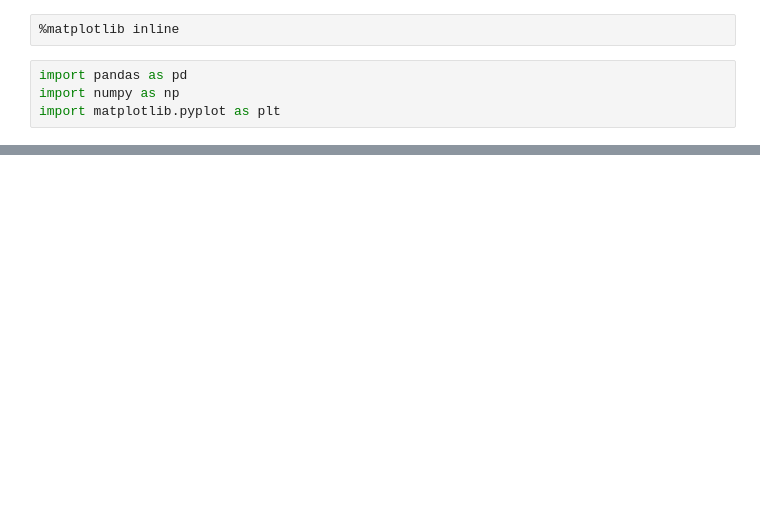
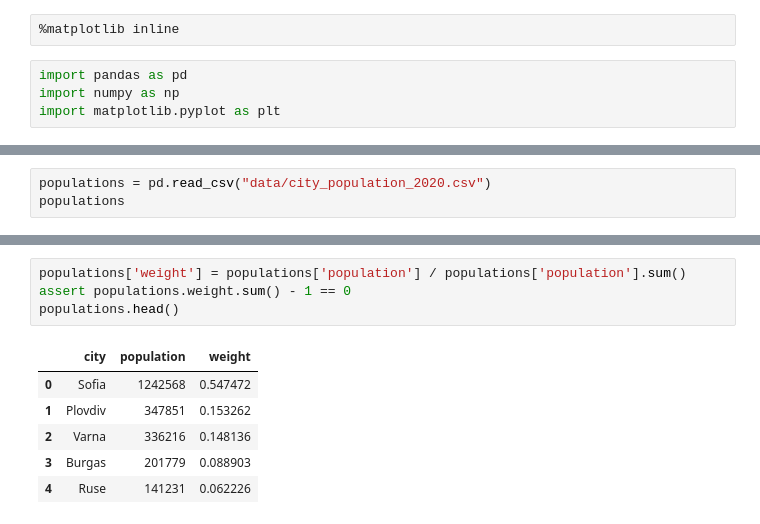
Before and after one commit to AdelinChaushev/Bulgarian-electricity-prices, a Jupyter notebook: BulgarianElectricityPrices.ipynb, the cells around one changed output, grey strips where cells are left out. Drawn from its saved outputs; the diff is of its cells as text; blank space fills up the shorter version.

Commit message:
Started working on data cleaning

```diff
--- a/BulgarianElectricityPrices.ipynb
+++ b/BulgarianElectricityPrices.ipynb
@@ -115,0 +175,3 @@ All three sources are licensed for free reuse with attribution, which is documen
+# %%
+populations = pd.read_csv("data/city_population_2020.csv")
+populations
@@ -115,0 +267,11 @@ All three sources are licensed for free reuse with attribution, which is documen
+# %%
+populations['weight'] = populations['population'] / populations['population'].sum()
+assert populations.weight.sum() - 1 == 0
+populations.head()
+# %% [output]
+|  | city | population | weight |
+| 0 | Sofia | 1242568 | 0.547472 |
+| 1 | Plovdiv | 347851 | 0.153262 |
+| 2 | Varna | 336216 | 0.148136 |
+| 3 | Burgas | 201779 | 0.088903 |
+| 4 | Ruse | 141231 | 0.062226 |
```
Also changed, not shown: parts of 16 cells of this notebook.
